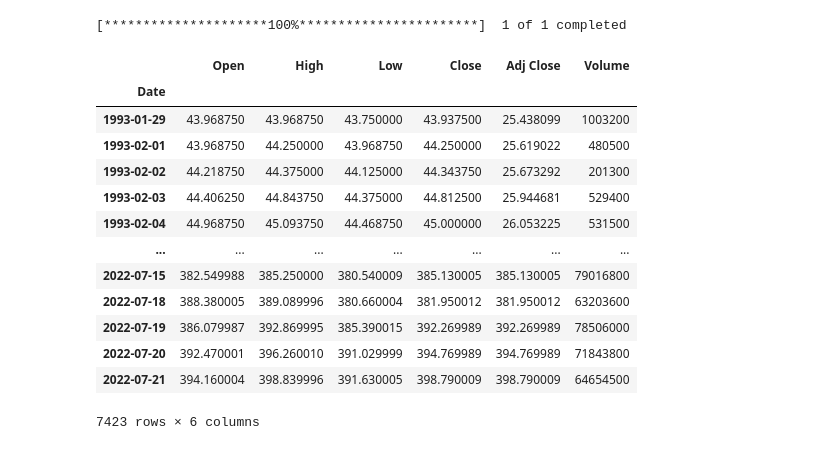
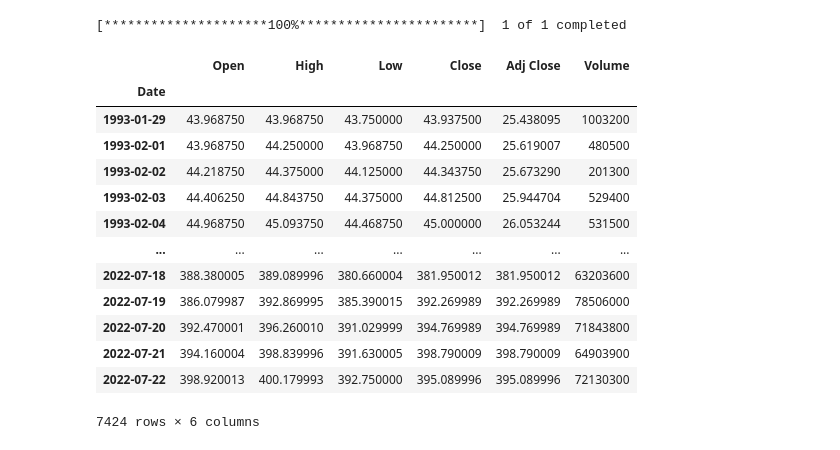
Before and after one commit to Parth803/iSPY, a Jupyter notebook: iSPY.ipynb, the cells around one changed output. Saved outputs shown, nothing was run; the diff lists cells and outputs as text; code cells hidden in the pictures.

```diff
--- a/iSPY.ipynb
+++ b/iSPY.ipynb
@@ -17,26 +17,26 @@ import matplotlib.pyplot as plt
 plt.style.use("fivethirtyeight")
 # %%
 # Full dataset from the start of SPY to today
-start = dt.datetime(1993, 1, 1)
+start = dt.datetime(1993, 1, 29)
 end = dt.datetime.today()
 df = yf.download('SPY', start, end)
 df
 # %% [output]
 [*********************100%***********************]  1 of 1 completed
 |  | Open | High | Low | Close | Adj Close | Volume |
 | Date |  |  |  |  |  |  |
-| 1993-01-29 | 43.968750 | 43.968750 | 43.750000 | 43.937500 | 25.438099 | 1003200 |
-| 1993-02-01 | 43.968750 | 44.250000 | 43.968750 | 44.250000 | 25.619022 | 480500 |
-| 1993-02-02 | 44.218750 | 44.375000 | 44.125000 | 44.343750 | 25.673292 | 201300 |
-| 1993-02-03 | 44.406250 | 44.843750 | 44.375000 | 44.812500 | 25.944681 | 529400 |
-| 1993-02-04 | 44.968750 | 45.093750 | 44.468750 | 45.000000 | 26.053225 | 531500 |
+| 1993-01-29 | 43.968750 | 43.968750 | 43.750000 | 43.937500 | 25.438095 | 1003200 |
+| 1993-02-01 | 43.968750 | 44.250000 | 43.968750 | 44.250000 | 25.619007 | 480500 |
+| 1993-02-02 | 44.218750 | 44.375000 | 44.125000 | 44.343750 | 25.673290 | 201300 |
+| 1993-02-03 | 44.406250 | 44.843750 | 44.375000 | 44.812500 | 25.944704 | 529400 |
+| 1993-02-04 | 44.968750 | 45.093750 | 44.468750 | 45.000000 | 26.053244 | 531500 |
 | ... | ... | ... | ... | ... | ... | ... |
-| 2022-07-15 | 382.549988 | 385.250000 | 380.540009 | 385.130005 | 385.130005 | 79016800 |
 | 2022-07-18 | 388.380005 | 389.089996 | 380.660004 | 381.950012 | 381.950012 | 63203600 |
 | 2022-07-19 | 386.079987 | 392.869995 | 385.390015 | 392.269989 | 392.269989 | 78506000 |
 | 2022-07-20 | 392.470001 | 396.260010 | 391.029999 | 394.769989 | 394.769989 | 71843800 |
-| 2022-07-21 | 394.160004 | 398.839996 | 391.630005 | 398.790009 | 398.790009 | 64654500 |
+| 2022-07-21 | 394.160004 | 398.839996 | 391.630005 | 398.790009 | 398.790009 | 64903900 |
+| 2022-07-22 | 398.920013 | 400.179993 | 392.750000 | 395.089996 | 395.089996 | 72130300 |
-7423 rows × 6 columns
+7424 rows × 6 columns
 # %%
 # More recent dataset (past 20 years)
 recent_start = dt.datetime.today() - relativedelta(years = 20)
```
Also changed, not shown: parts of 17 cells of this notebook.
